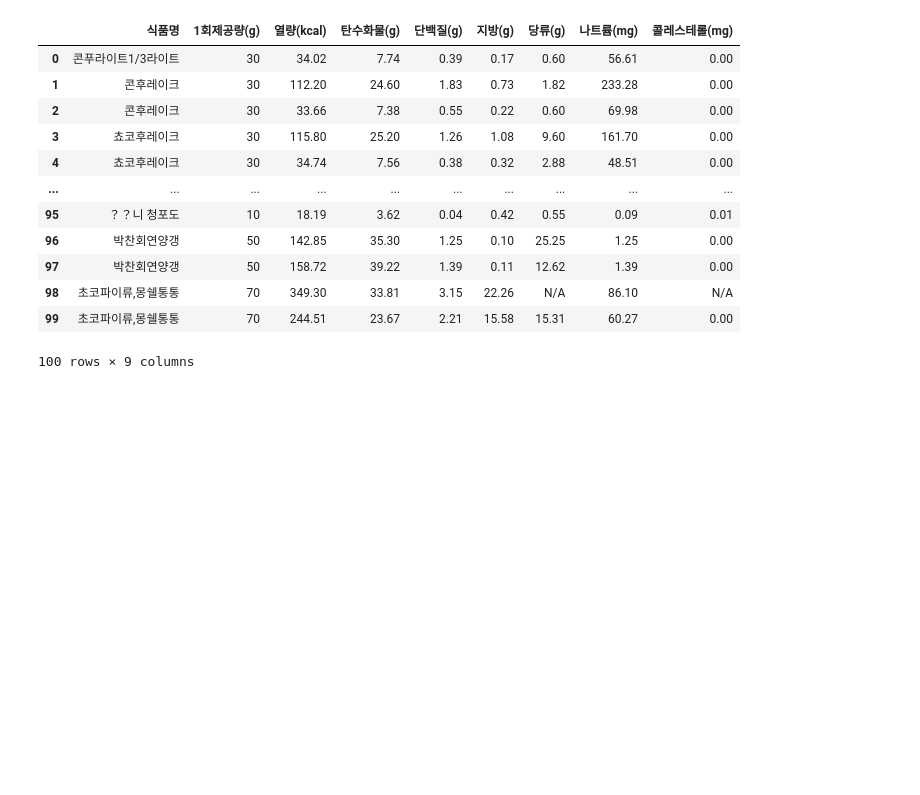
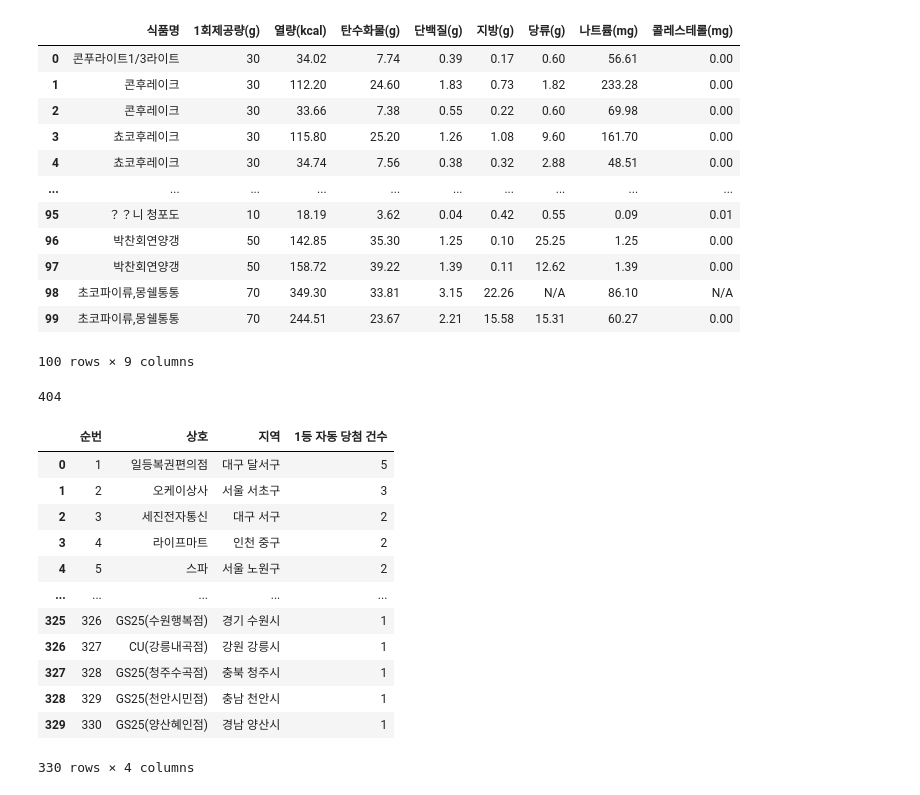
Before and after one commit to SaYee0/pythonbasic, a Jupyter notebook: MiniProject1.ipynb, the cells around one changed output. Cells and saved outputs as stored; diff of their text form; code cells hidden in the pictures; blank space fills up the shorter version.

```diff
--- a/MiniProject1.ipynb
+++ b/MiniProject1.ipynb
@@ -71,3 +71,37 @@ food
 | 98 | 초코파이류,몽쉘통통 | 70 | 349.30 | 33.81 | 3.15 | 22.26 | N/A | 86.10 | N/A |
 | 99 | 초코파이류,몽쉘통통 | 70 | 244.51 | 23.67 | 2.21 | 15.58 | 15.31 | 60.27 | 0.00 |
 100 rows × 9 columns
+# %%
+import requests
+response = requests.get("https://ecos.bok.or.kr/api",
+                       params = {"서비스명":"KeyStatisticList",
+                                "인증키":"FVBL2QLKSSYWVTTQQSO5 ",
+                                "요청유형":"xml",
+                                "언어구분":"kr",
+                                "요청시작건수":"1",
+                                "요청종료건수":"10"})
+response.status_code
+# response.header
+# %% [output]
+404
+# %%
+import pandas as pd
+lotto=pd.read_csv("datas/기획재정부_온라인복권 1등 당첨 판매점 현황 정보_20200518.csv", encoding='euc-kr')
+lotto
+# 지역별 당첨횟수
+# 서울 구별 당첨횟수
+# 어느 상호가 제일 많은지
+# %% [output]
+|  | 순번 | 상호 | 지역 | 1등 자동 당첨 건수 |
+| 0 | 1 | 일등복권편의점 | 대구 달서구 | 5 |
+| 1 | 2 | 오케이상사 | 서울 서초구 | 3 |
+| 2 | 3 | 세진전자통신 | 대구 서구 | 2 |
+| 3 | 4 | 라이프마트 | 인천 중구 | 2 |
+| 4 | 5 | 스파 | 서울 노원구 | 2 |
+| ... | ... | ... | ... | ... |
+| 325 | 326 | GS25(수원행복점) | 경기 수원시 | 1 |
+| 326 | 327 | CU(강릉내곡점) | 강원 강릉시 | 1 |
+| 327 | 328 | GS25(청주수곡점) | 충북 청주시 | 1 |
+| 328 | 329 | GS25(천안시민점) | 충남 천안시 | 1 |
+| 329 | 330 | GS25(양산혜인점) | 경남 양산시 | 1 |
+330 rows × 4 columns
```
Also changed, not shown: parts of 11 cells of this notebook, 2 other files.
